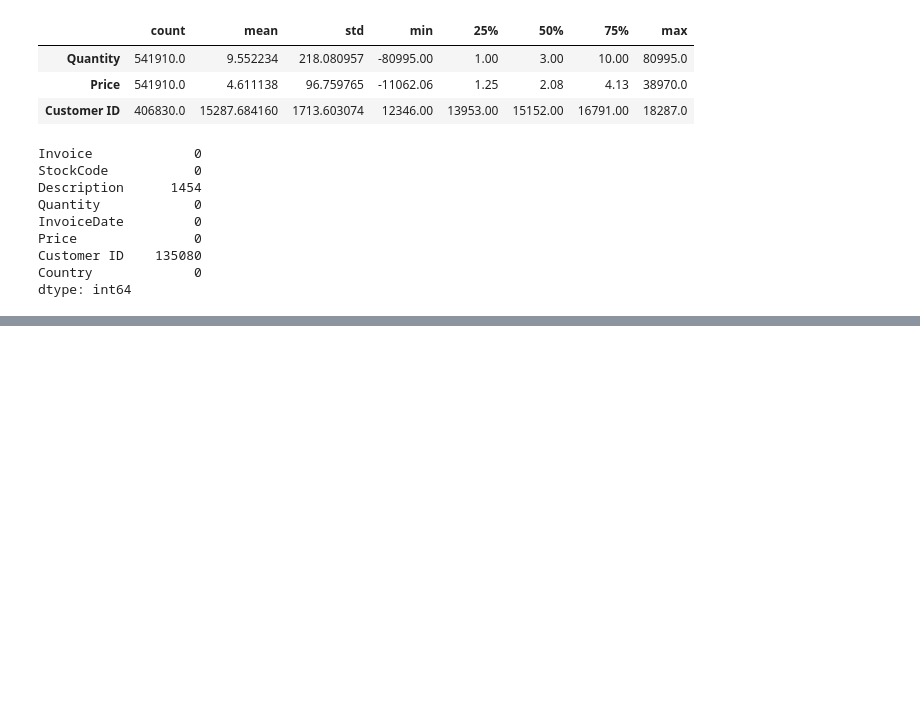
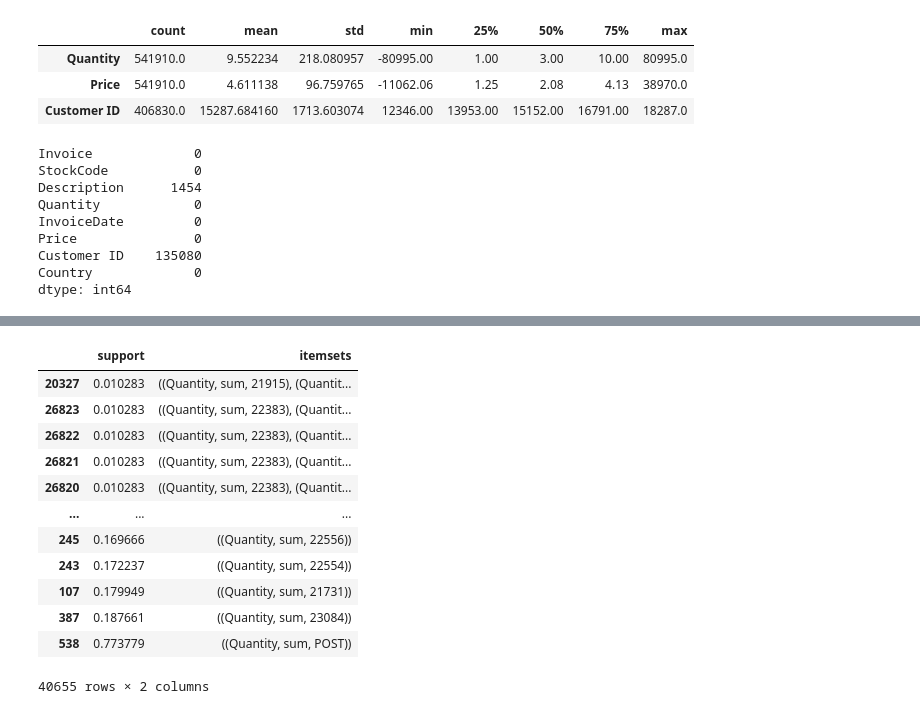
Before and after one commit to emreakdogan/online_retail_recommendation_system, a Jupyter notebook: Task.ipynb, the cells around one changed output, grey strips where cells are left out. Saved outputs shown, nothing was run; the diff lists cells and outputs as text; code cells hidden in the pictures; blank space fills up the shorter version.

```diff
--- a/Task.ipynb
+++ b/Task.ipynb
@@ -87,0 +137,20 @@ def retail_data_pred(dataframe):
+# %%
+df = create_invoice_product_dataframe(df, id = True)
+# %%
+frequent_items = apriori(df, min_support= 0.01 , use_colnames= True)
+# %%
+frequent_items.sort_values(by="support", ascending = True)
+# %% [output]
+|  | support | itemsets |
+| 20327 | 0.010283 | ((Quantity, sum, 21915), (Quantit... |
+| 26823 | 0.010283 | ((Quantity, sum, 22383), (Quantit... |
+| 26822 | 0.010283 | ((Quantity, sum, 22383), (Quantit... |
+| 26821 | 0.010283 | ((Quantity, sum, 22383), (Quantit... |
+| 26820 | 0.010283 | ((Quantity, sum, 22383), (Quantit... |
+| ... | ... | ... |
+| 245 | 0.169666 | ((Quantity, sum, 22556)) |
+| 243 | 0.172237 | ((Quantity, sum, 22554)) |
+| 107 | 0.179949 | ((Quantity, sum, 21731)) |
+| 387 | 0.187661 | ((Quantity, sum, 23084)) |
+| 538 | 0.773779 | ((Quantity, sum, POST)) |
+40655 rows × 2 columns
```
Also changed, not shown: parts of 20 cells of this notebook.
